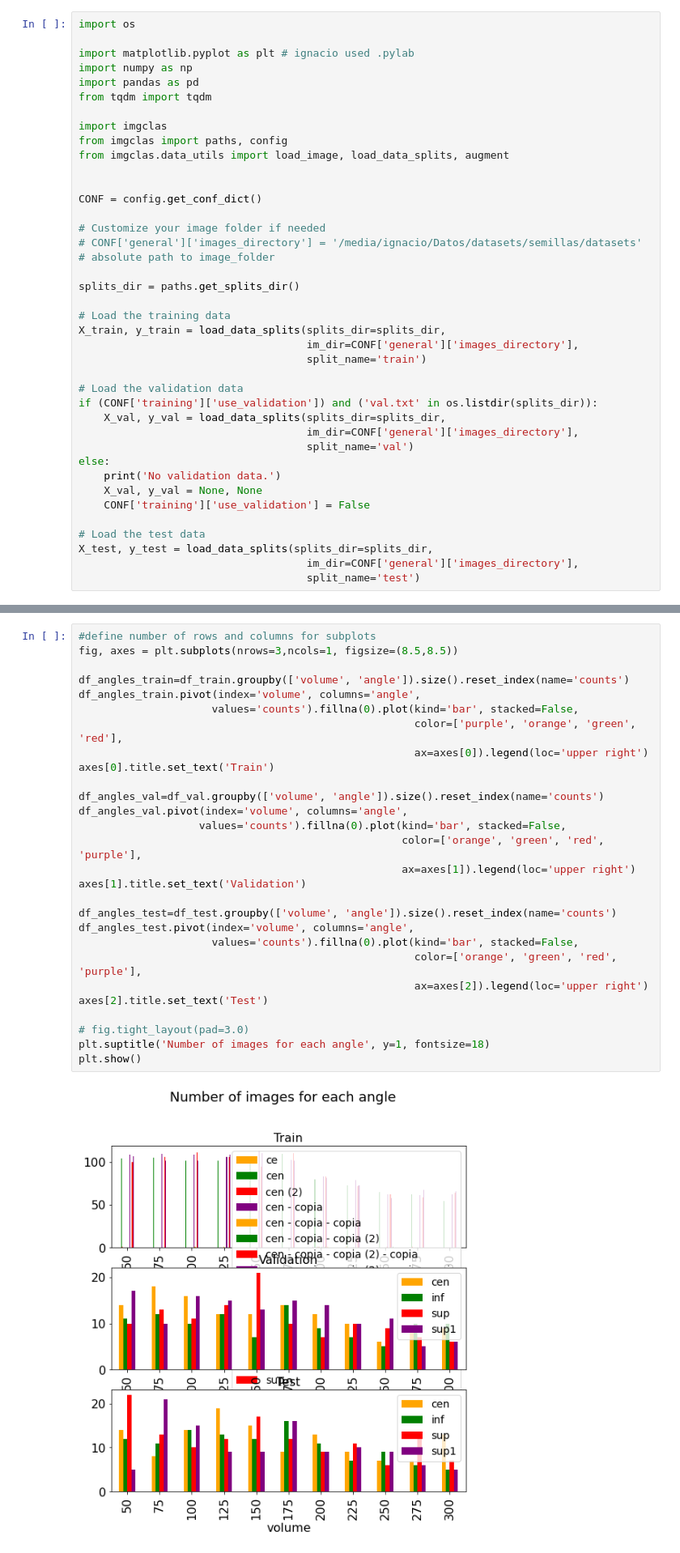
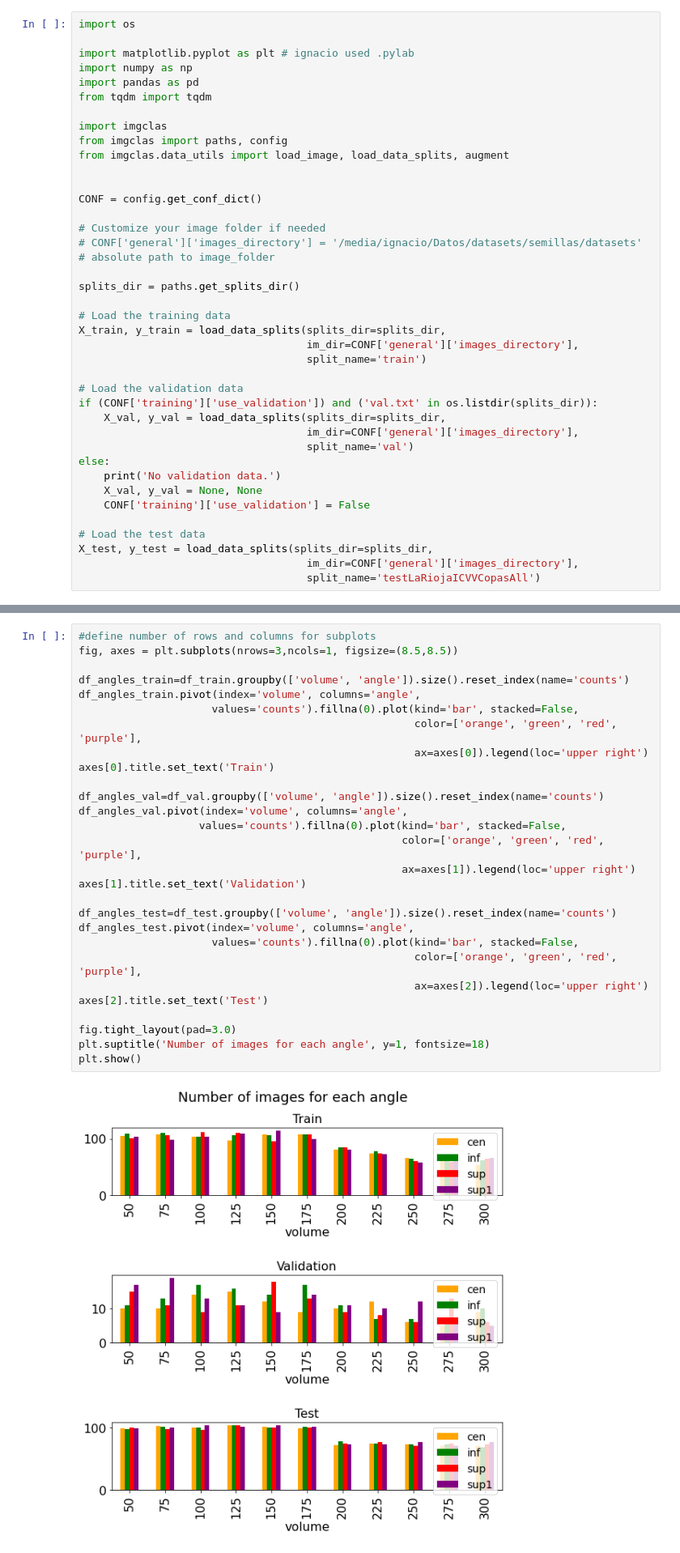
Before and after one commit to MiriamCobo/BrainGut-WineUp, a Jupyter notebook: notebooks/1.1-Dataset_exploration_WineImages.ipynb, the cells around one changed output, grey strips where cells are left out. Shown: that part at 81% size. Saved outputs shown, nothing was run; the diff lists cells and outputs as text.

```diff
--- a/notebooks/1.1-Dataset_exploration_WineImages.ipynb
+++ b/notebooks/1.1-Dataset_exploration_WineImages.ipynb
@@ -42,7 +42,7 @@ else:
 # Load the test data
 X_test, y_test = load_data_splits(splits_dir=splits_dir,
                                     im_dir=CONF['general']['images_directory'],
-                                    split_name='test')
+                                    split_name='testLaRiojaICVVCopasAll')
 # %% [output]
 Loading train data...
 Loading val data...
@@ -168,33 +184,33 @@ plt.show()
 # %%
 #define number of rows and columns for subplots
 fig, axes = plt.subplots(nrows=3,ncols=1, figsize=(8.5,8.5))
 
 df_angles_train=df_train.groupby(['volume', 'angle']).size().reset_index(name='counts')
 df_angles_train.pivot(index='volume', columns='angle',
                      values='counts').fillna(0).plot(kind='bar', stacked=False,
-                                                     color=['purple', 'orange', 'green', 'red'],
+                                                     color=['orange', 'green', 'red', 'purple'],
                                                      ax=axes[0]).legend(loc='upper right')
 axes[0].title.set_text('Train')
 
 df_angles_val=df_val.groupby(['volume', 'angle']).size().reset_index(name='counts')
 df_angles_val.pivot(index='volume', columns='angle',
                    values='counts').fillna(0).plot(kind='bar', stacked=False,
                                                    color=['orange', 'green', 'red', 'purple'],
                                                    ax=axes[1]).legend(loc='upper right')
 axes[1].title.set_text('Validation')
 
 df_angles_test=df_test.groupby(['volume', 'angle']).size().reset_index(name='counts')
 df_angles_test.pivot(index='volume', columns='angle',
                      values='counts').fillna(0).plot(kind='bar', stacked=False,
                                                      color=['orange', 'green', 'red', 'purple'],
                                                      ax=axes[2]).legend(loc='upper right')
 axes[2].title.set_text('Test')
 
-# fig.tight_layout(pad=3.0)
+fig.tight_layout(pad=3.0)
 plt.suptitle('Number of images for each angle', y=1, fontsize=18)
 plt.show()
 # %% [output]
-[figure, old version]
+[figure, new version]
 # %%
 #define number of rows and columns for subplots
 fig, axes = plt.subplots(nrows=3,ncols=1, figsize=(8.5,8.5))
```
Also changed, not shown: parts of 14 cells of this notebook, 5 other files.
